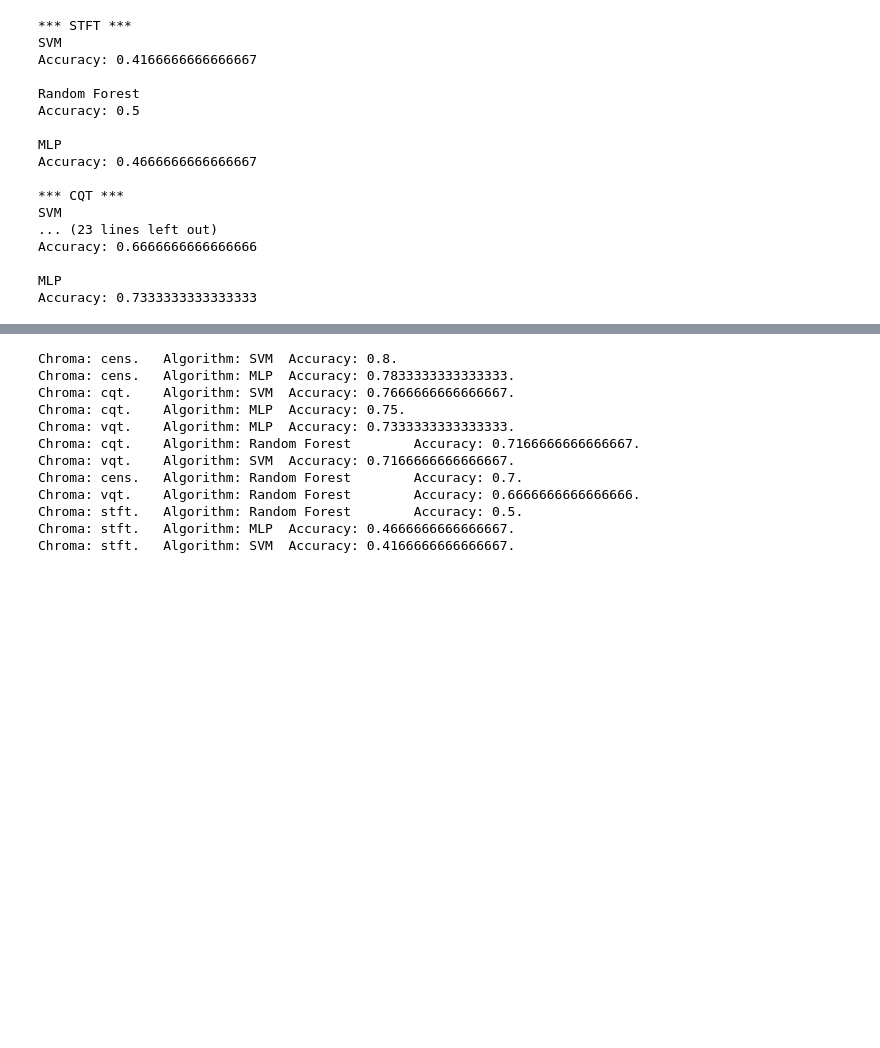
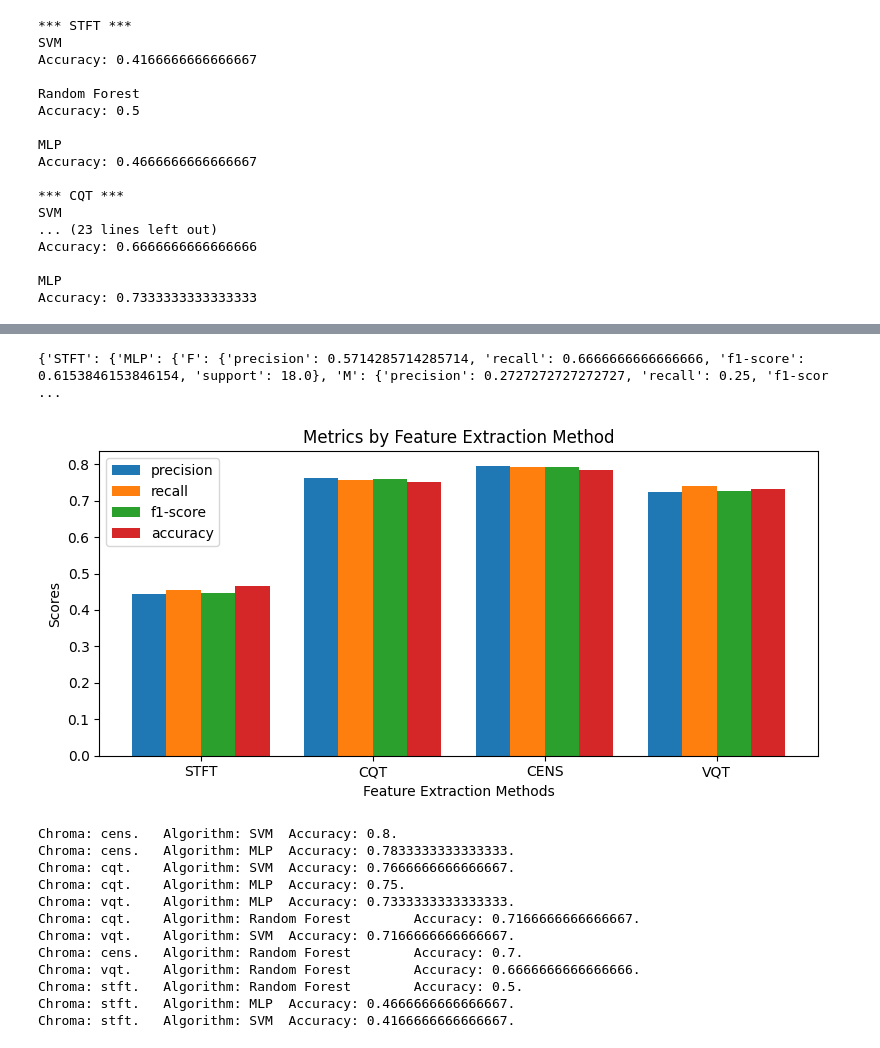
Before and after one commit to Glitterfrost/Acustic-Signals-Project, a Jupyter notebook: chroma_features_words.ipynb, the cells around one changed output, grey strips where cells are left out. Saved outputs shown, nothing was run; the diff lists cells and outputs as text; code cells hidden in the pictures; blank space fills up the shorter version.

```diff
--- a/chroma_features_words.ipynb
+++ b/chroma_features_words.ipynb
@@ -140,10 +140,12 @@ for chroma_name in chroma_types:
                 "algo": clf[0],
                 "accuracy": accuracy_score(y_test, y_pred),
                 "classification_report": classification_report(y_test, y_pred),
+                "report_dict": classification_report(y_test, y_pred, output_dict=True),
                 "confusion_matrix": confusion_matrix(y_test, y_pred),
             }
         )
         print("Accuracy:", accuracy_score(y_test, y_pred))
+        # print(classification_report(y_test, y_pred))
         print()
 # %% [output]
 *** STFT ***
@@ -165,0 +188,5 @@ Accuracy: 0.7333333333333333
+# %%
+
+print(reports)
+# %% [output]
+{'STFT': {'MLP': {'F': {'precision': 0.5714285714285714, 'recall': 0.6666666666666666, 'f1-score': 0.6153846153846154, 'support': 18.0}, 'M': {'precision': 0.2727272727272727, 'recall': 0.25, 'f1-scor ...
@@ -166,3 +243,7 @@ Accuracy: 0.7333333333333333
+# %%
+plot_comparison(accuracies)
+# %% [output]
+[figure, added]
 # %%
 accuracies.sort(key=lambda x: x["accuracy"], reverse=True)
 
```
Also changed, not shown: parts of 6 cells of this notebook, 1 other file.
